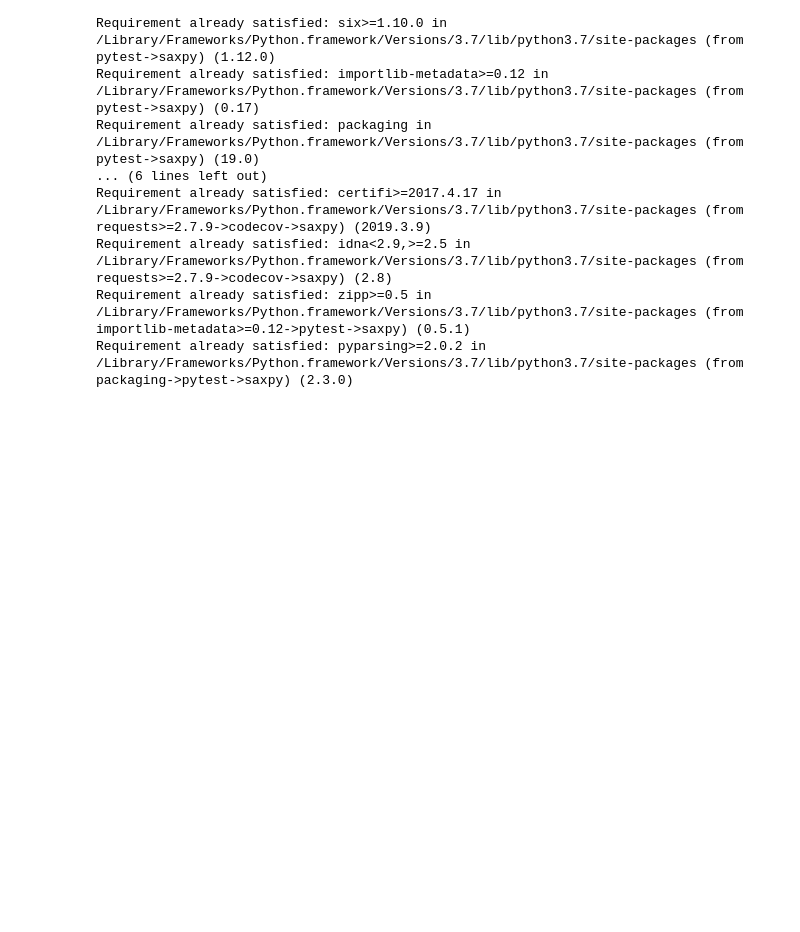
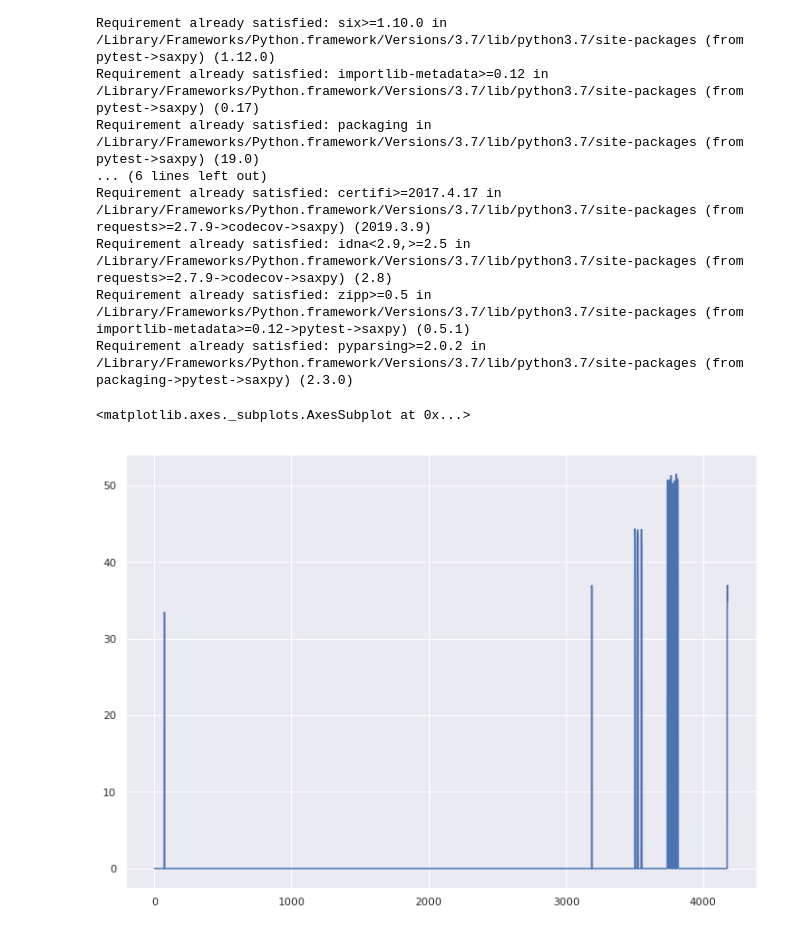
Before and after one commit to sebastiaansch/CDALab2, a Jupyter notebook: Assignment/Discrete models task.ipynb, the cells around one changed output. Drawn from its saved outputs; the diff is of its cells as text; code cells hidden in the pictures; blank space fills up the shorter version.

```diff
--- a/Assignment/Discrete models task.ipynb
+++ b/Assignment/Discrete models task.ipynb
@@ -29,6 +29,15 @@ from statsmodels.graphics.api import qqplot
 from pmdarima.arima import auto_arima
 import multiprocessing as mp
 import saxpy
+import nltk
+from nltk import bigrams
+from nltk import trigrams
+from saxpy.sax import sax_via_window
+from saxpy.sax import sax_via_window
+from saxpy.alphabet import cuts_for_asize
+from saxpy.znorm import znorm
+from saxpy.paa import paa
+from saxpy.sax import ts_to_string
 
 sns.set(rc={'figure.figsize':(11.7,8.27)})
 
@@ -38,3 +47,5 @@ df1 = pd.read_csv("data/BATADAL_dataset03.csv")
 df2 = pd.read_csv("data/BATADAL_dataset04.csv")
 df2.columns = df2.columns.str.replace(" ", "")
 dftest = pd.read_csv("data/BATADAL_test_dataset.csv")
+
+df2.loc[df2['ATT_FLAG'] == -999, 'ATT_FLAG'] = 0
@@ -56,0 +73,5 @@ for t in range(len(dat)-window_size):
+# %%
+sns.lineplot(data=df2['F_PU6'])
+# %% [output]
+<matplotlib.axes._subplots.AxesSubplot at 0x...>
+[figure, added]
```
Also changed, not shown: parts of 11 cells of this notebook, 3 other files.
